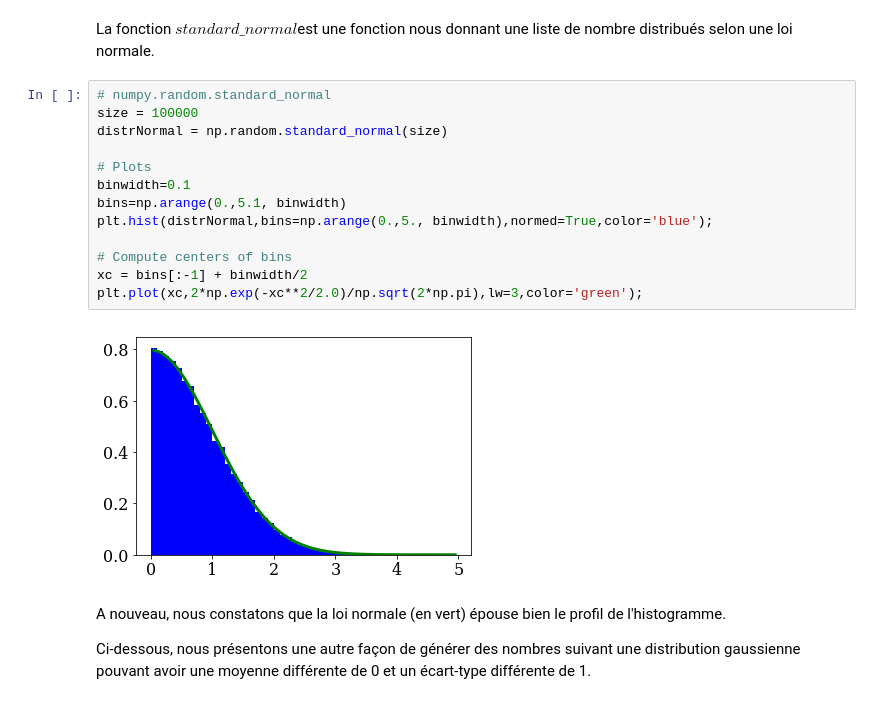
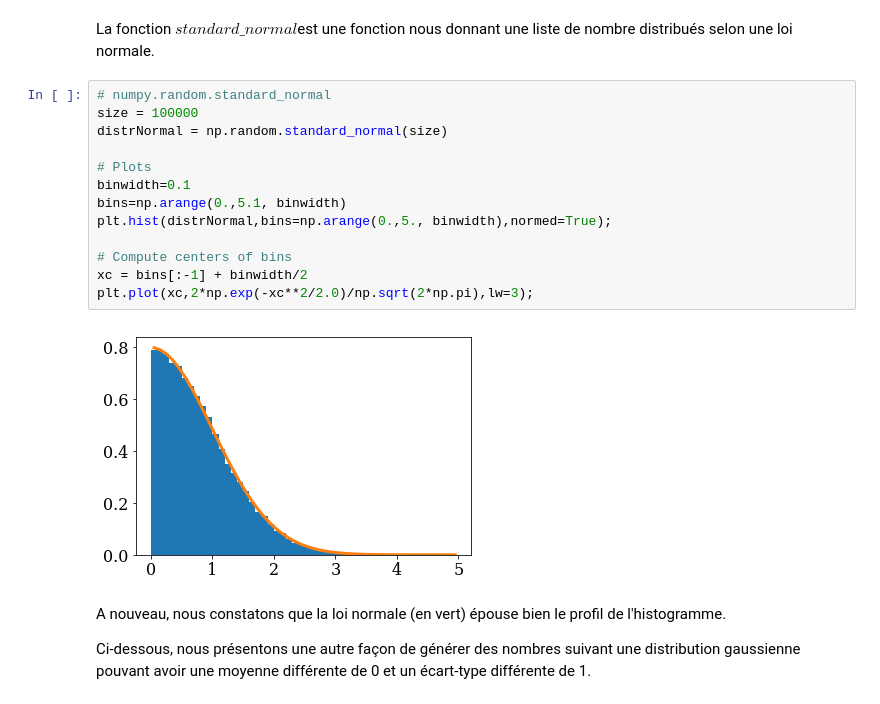
Before and after one commit to ceschoon/Travail-PHYS-F-303, a Jupyter notebook: Travail_PHYS-F-303_MJ_CS.ipynb, the cells around one changed output. Cells and saved outputs as stored; diff of their text form.

```diff
--- a/Travail_PHYS-F-303_MJ_CS.ipynb
+++ b/Travail_PHYS-F-303_MJ_CS.ipynb
@@ -71,18 +71,18 @@ La fonction $standard\_normal$est une fonction nous donnant une liste de nombre
 # %%
 # numpy.random.standard_normal
 size = 100000
 distrNormal = np.random.standard_normal(size)
 
 # Plots
 binwidth=0.1
 bins=np.arange(0.,5.1, binwidth)
-plt.hist(distrNormal,bins=np.arange(0.,5., binwidth),normed=True,color='blue');
+plt.hist(distrNormal,bins=np.arange(0.,5., binwidth),normed=True);
 
 # Compute centers of bins
 xc = bins[:-1] + binwidth/2
-plt.plot(xc,2*np.exp(-xc**2/2.0)/np.sqrt(2*np.pi),lw=3,color='green');
+plt.plot(xc,2*np.exp(-xc**2/2.0)/np.sqrt(2*np.pi),lw=3);
 # %% [output]
-[figure, old version]
+[figure, new version]
 # %% [markdown]
 A nouveau, nous constatons que la loi normale (en vert) épouse bien le profil de l'histogramme.
 
```
Also changed, not shown: parts of 30 cells of this notebook, 4 other files.
